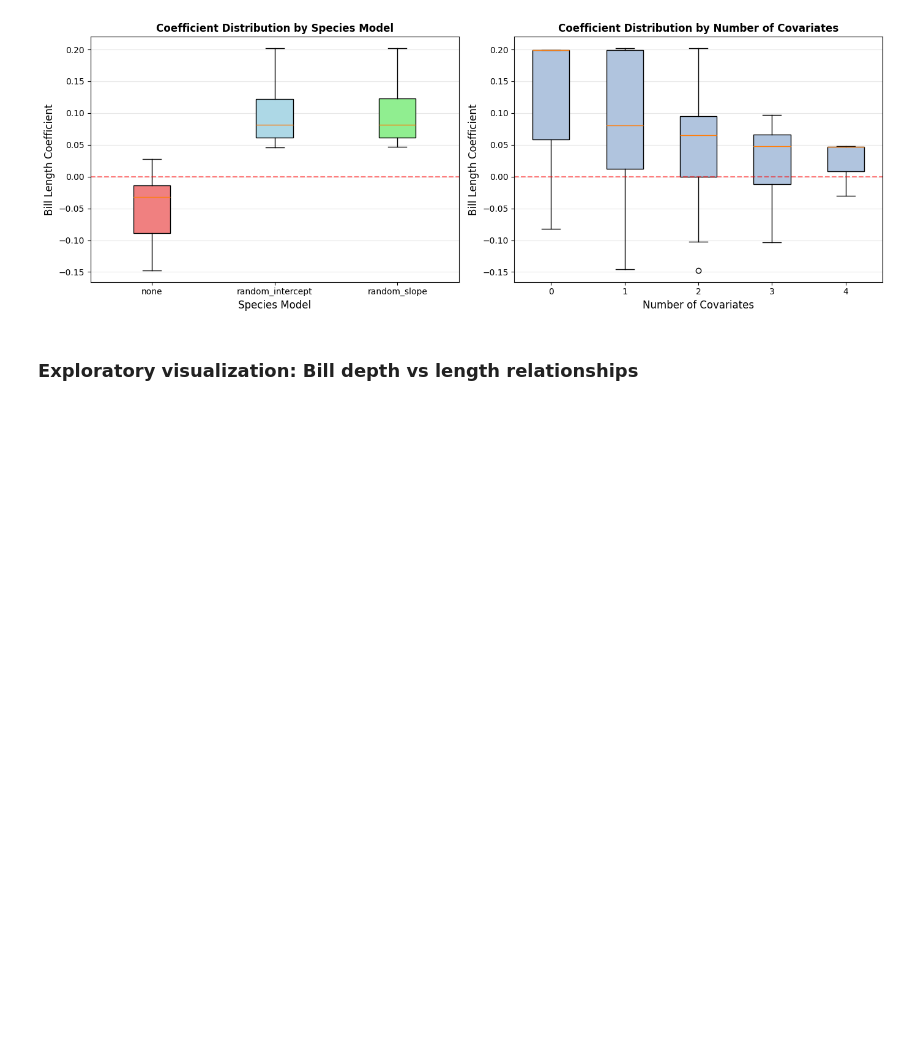
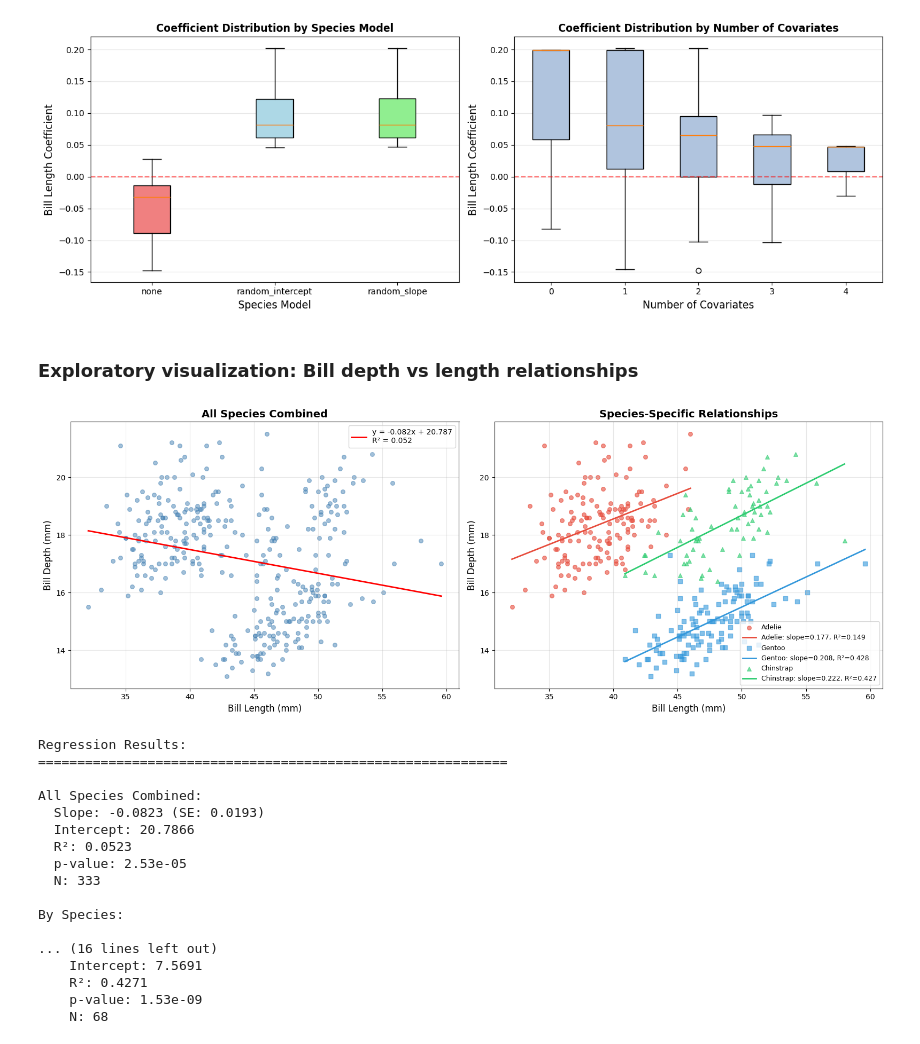
Before and after one commit to BetterCodeBetterScience/bettercode, a Jupyter notebook: notebooks/ch-09/multiverse_penguin_bill_depth.ipynb, the cells around one changed output. Saved outputs shown, nothing was run; the diff lists cells and outputs as text; code cells hidden in the pictures; blank space fills up the shorter version.

```diff
--- a/notebooks/ch-09/multiverse_penguin_bill_depth.ipynb
+++ b/notebooks/ch-09/multiverse_penguin_bill_depth.ipynb
@@ -600,15 +613,17 @@ def make_simpsons(variant):
     ax1.legend(fontsize=10)
     ax1.grid(True, alpha=0.3)
 
-    # Right panel: separate by species. In gray, each species also gets a
-    # distinct marker and line style so the groups differ without color.
+    # Right panel: separate by species. Each species gets a distinct MARKER
+    # (and, in gray, a distinct shade + line style) so the groups are told
+    # apart by shape regardless of color.
     ax2 = axes[1]
     gray_levels = gray_palette(len(species_mapping))
     for i, (species_full, (species_short, color)) in enumerate(species_mapping.items()):
+        marker = MARKERS[i]
         if gray:
-            c, marker, ls = gray_levels[i], MARKERS[i], LINESTYLES[i]
+            c, ls = gray_levels[i], LINESTYLES[i]
         else:
-            c, marker, ls = color, 'o', '-'
+            c, ls = color, '-'
         species_data = all_penguins[all_penguins['Species'] == species_full]
         ax2.scatter(species_data['Culmen_Length'], species_data['Culmen_Depth'],
                     alpha=0.6, s=30, color=c, marker=marker, label=species_short)
@@ -638,30 +653,49 @@ save_fig_variants(make_simpsons, 'simpsons-penguin', CHAPTER, IMAGE_DIR)
 make_simpsons('color')
 plt.show()
 
 print("\nRegression Results:")
 print("="*60)
 print("\nAll Species Combined:")
 mask = all_penguins[['Culmen_Length', 'Culmen_Depth']].notna().all(axis=1)
 x_all = all_penguins.loc[mask, 'Culmen_Length']
 y_all = all_penguins.loc[mask, 'Culmen_Depth']
 slope, intercept, r_value, p_value, std_err = stats.linregress(x_all, y_all)
 print(f"  Slope: {slope:.4f} (SE: {std_err:.4f})")
 print(f"  Intercept: {intercept:.4f}")
 print(f"  R²: {r_value**2:.4f}")
 print(f"  p-value: {p_value:.2e}")
 print(f"  N: {len(x_all)}")
 
 print("\nBy Species:")
 for species_full, (species_short, _) in species_mapping.items():
     species_data = all_penguins[all_penguins['Species'] == species_full]
     mask = species_data[['Culmen_Length', 'Culmen_Depth']].notna().all(axis=1)
     if mask.sum() > 2:
         x_species = species_data.loc[mask, 'Culmen_Length']
         y_species = species_data.loc[mask, 'Culmen_Depth']
         slope, intercept, r_value, p_value, std_err = stats.linregress(x_species, y_species)
         print(f"\n  {species_short}:")
         print(f"    Slope: {slope:.4f} (SE: {std_err:.4f})")
         print(f"    Intercept: {intercept:.4f}")
         print(f"    R²: {r_value**2:.4f}")
         print(f"    p-value: {p_value:.2e}")
         print(f"    N: {len(x_species)}")
+# %% [output]
+[figure, added]
+Regression Results:
+============================================================
+
+All Species Combined:
+  Slope: -0.0823 (SE: 0.0193)
+  Intercept: 20.7866
+  R²: 0.0523
+  p-value: 2.53e-05
+  N: 333
+
+By Species:
+
+... (16 lines left out)
+    Intercept: 7.5691
+    R²: 0.4271
+    p-value: 1.53e-09
+    N: 68
```
Also changed, not shown: parts of 2 cells of this notebook, 3 other files.
